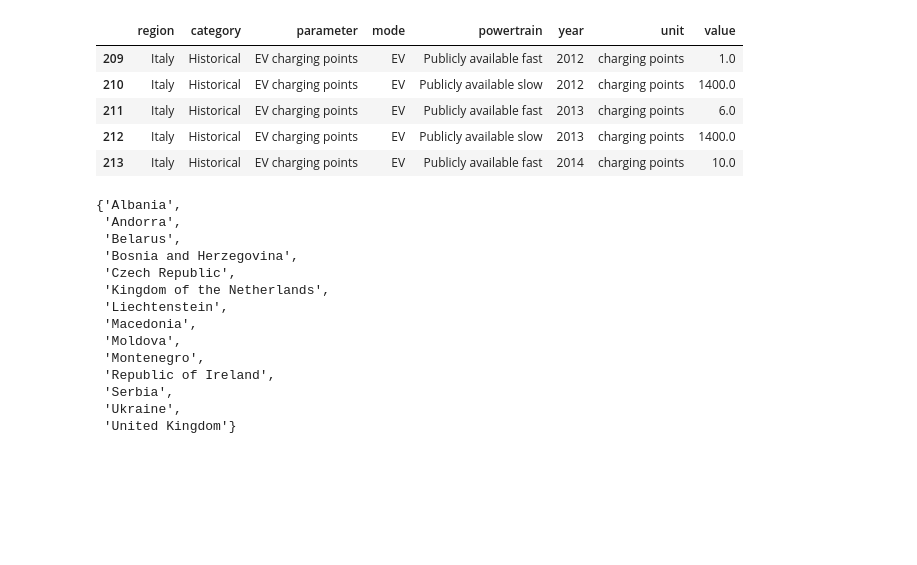
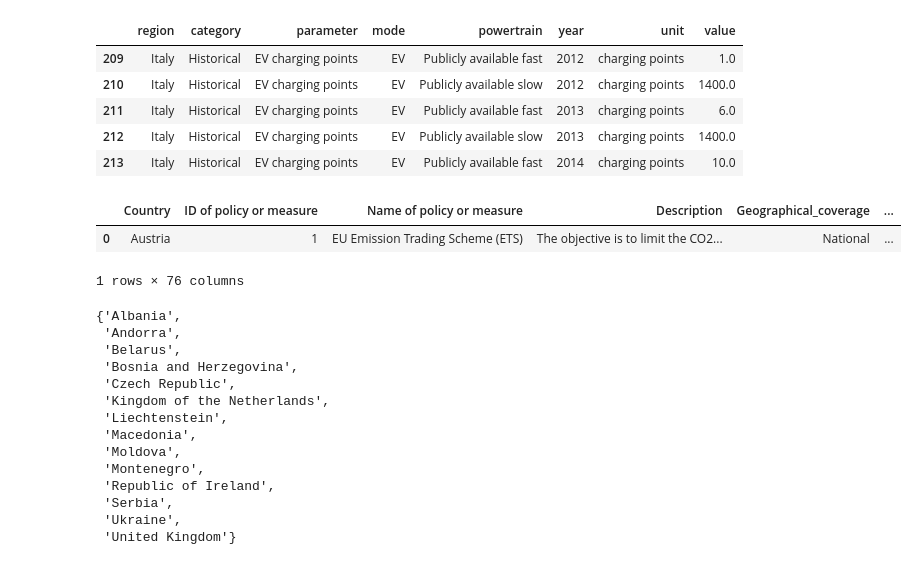
Before and after one commit to TrulsST/VisualAnalytics, a Jupyter notebook: Data_processing.ipynb, the cells around one changed output. Cells and saved outputs as stored; diff of their text form; code cells hidden in the pictures; blank space fills up the shorter version.

```diff
--- a/Data_processing.ipynb
+++ b/Data_processing.ipynb
@@ -435,7 +238,12 @@ df_ev_chargingP[df_ev_chargingP['region'] == "Italy"].head()
 # %%
 ## EEA Greenhouse Policies by country
 
 df_greenhouse_policies = pd.read_csv("data/EEA_greenhouse_policies.csv")
+df_greenhouse_policies.head(1)
+# %% [output]
+|  | Country | ID of policy or measure | Name of policy or measure | Description | Geographical_coverage | ... |
+| 0 | Austria | 1 | EU Emission Trading Scheme (ETS) | The objective is to limit the CO2... | National | ... |
+1 rows × 76 columns
 # %%
 set(eu_names) - set(df_greenhouse_policies['Country'].unique())
 # %% [output]
```
Also changed, not shown: parts of 14 cells of this notebook, 4 other files.
